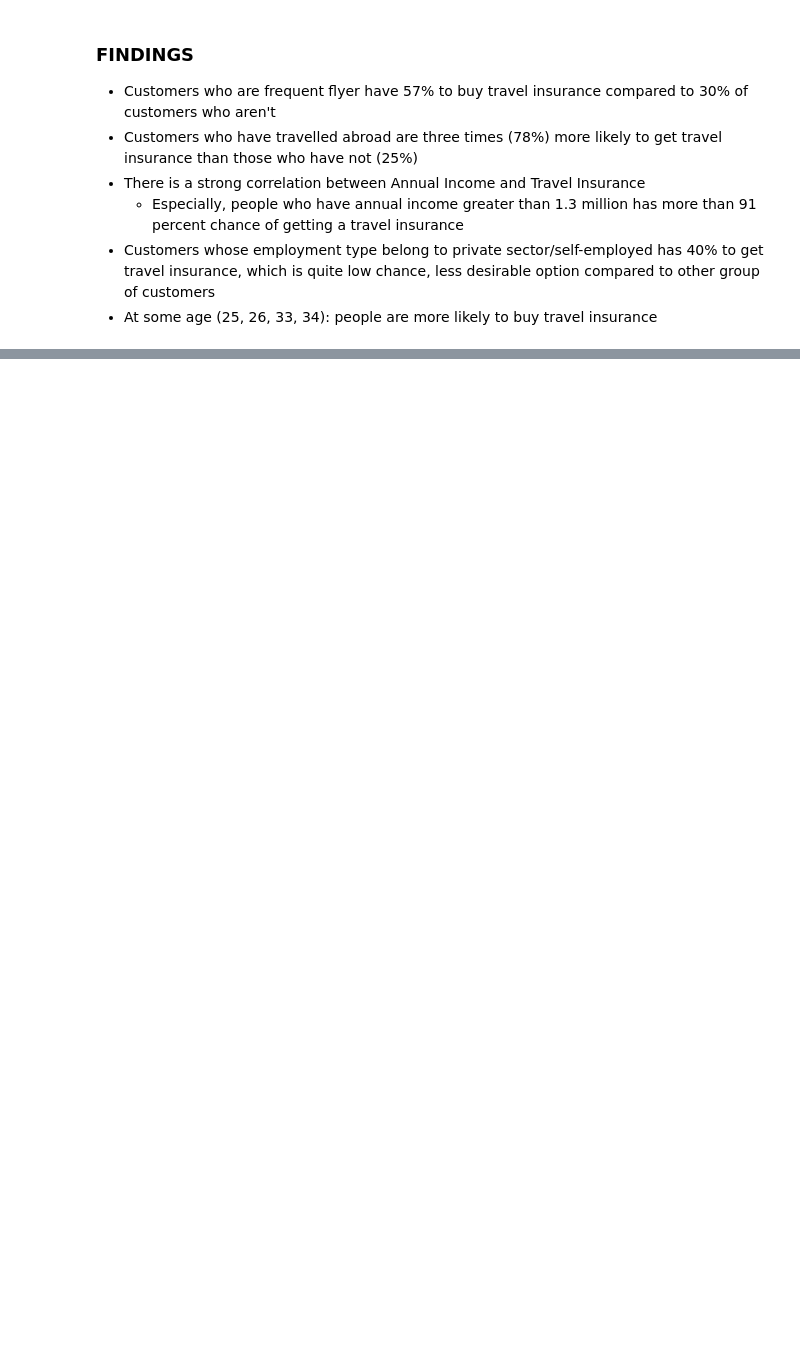
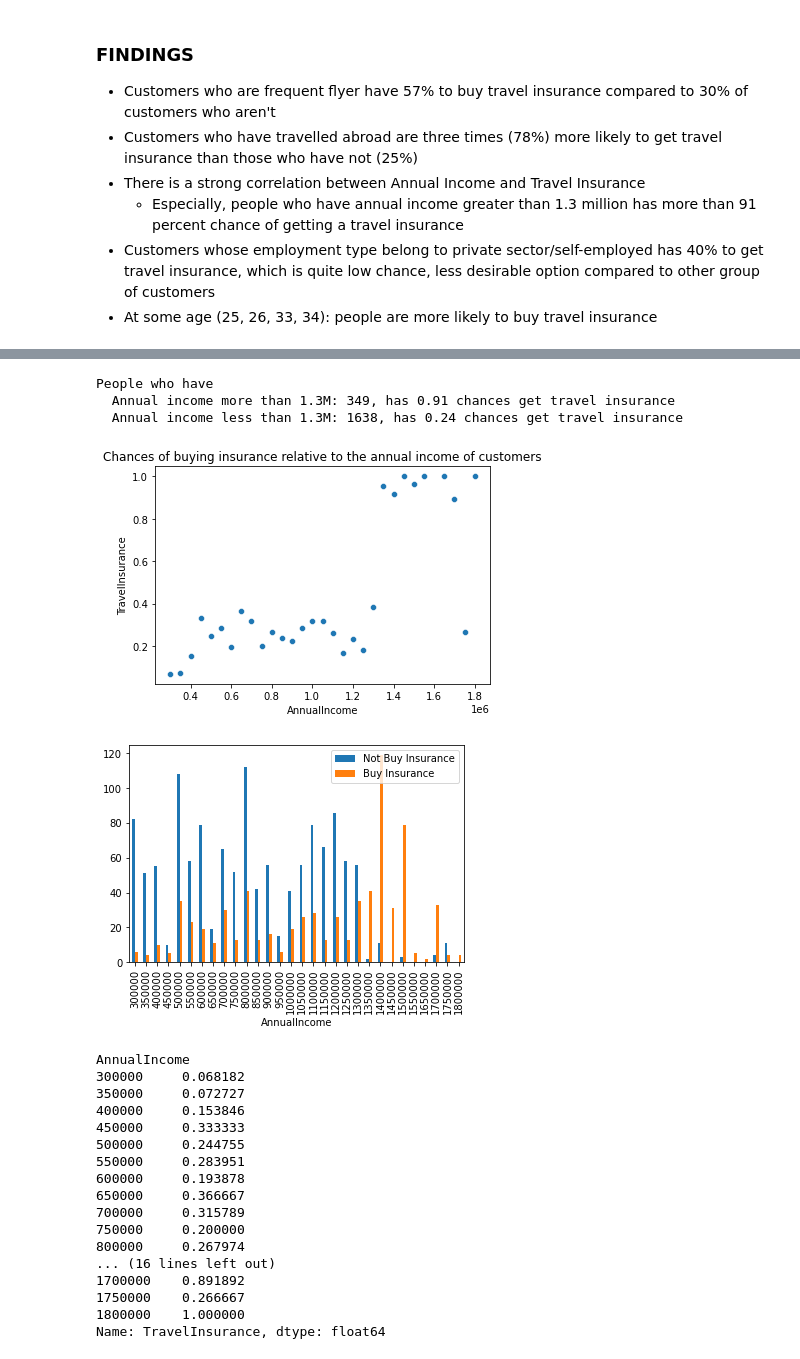
Before and after one commit to n2tp1311/da-case-study, a Jupyter notebook: notebook.ipynb, the cells around one changed output, grey strips where cells are left out. Saved outputs shown, nothing was run; the diff lists cells and outputs as text; code cells hidden in the pictures; blank space fills up the shorter version.

```diff
--- a/notebook.ipynb
+++ b/notebook.ipynb
@@ -168,0 +151,42 @@ for feature in features:
+# %%
+more_1_3_million = customers.AnnualIncome > 1300000
+n_people_more_1_3_million = sum(more_1_3_million)
+n_people_less_1_3_million = customers.shape[0] - n_people_more_1_3_million
+print(
+  """People who have
+  Annual income more than 1.3M: {}, has {} chances get travel insurance
+  Annual income less than 1.3M: {}, has {} chances get travel insurance
+      """.format(n_people_more_1_3_million, round(customers[more_1_3_million]['TravelInsurance'].mean(),2),
+                 n_people_less_1_3_million, round(customers[~more_1_3_million]['TravelInsurance'].mean(),2)))
+
+income_insurance = customers.groupby('AnnualIncome')['TravelInsurance'].mean()
+fig, axes = plt.subplots(1, 1)
+# axes.plot(income_insurance)
+axes = sns.scatterplot(data =income_insurance)
+plt.title('Chances of buying insurance relative to the annual income of customers')
+plt.show()
+
+my_crosstab(customers, 'AnnualIncome', 'TravelInsurance', legend=['Not Buy Insurance', 'Buy Insurance'] )
+# %% [output]
+People who have
+  Annual income more than 1.3M: 349, has 0.91 chances get travel insurance
+  Annual income less than 1.3M: 1638, has 0.24 chances get travel insurance
+[figure, added]
+[figure, added]
+AnnualIncome
+300000     0.068182
+350000     0.072727
+400000     0.153846
+450000     0.333333
+500000     0.244755
+550000     0.283951
+600000     0.193878
+650000     0.366667
+700000     0.315789
+750000     0.200000
+800000     0.267974
+... (16 lines left out)
+1700000    0.891892
+1750000    0.266667
+1800000    1.000000
+Name: TravelInsurance, dtype: float64
```
Also changed, not shown: parts of 19 cells of this notebook.
